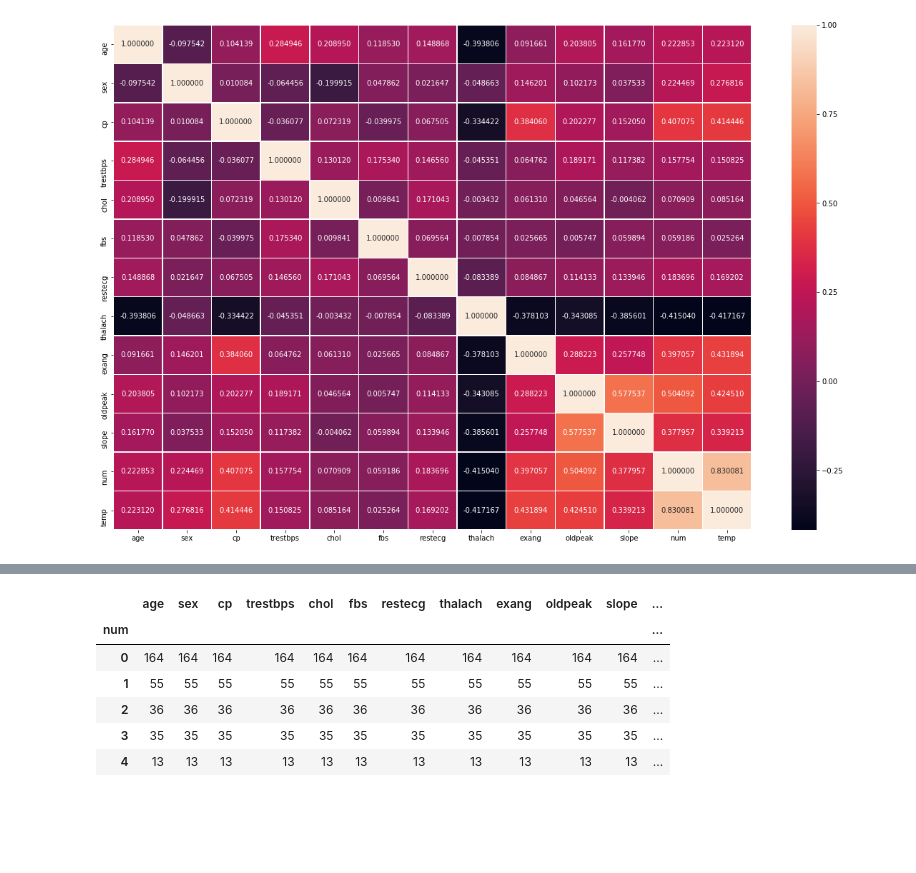
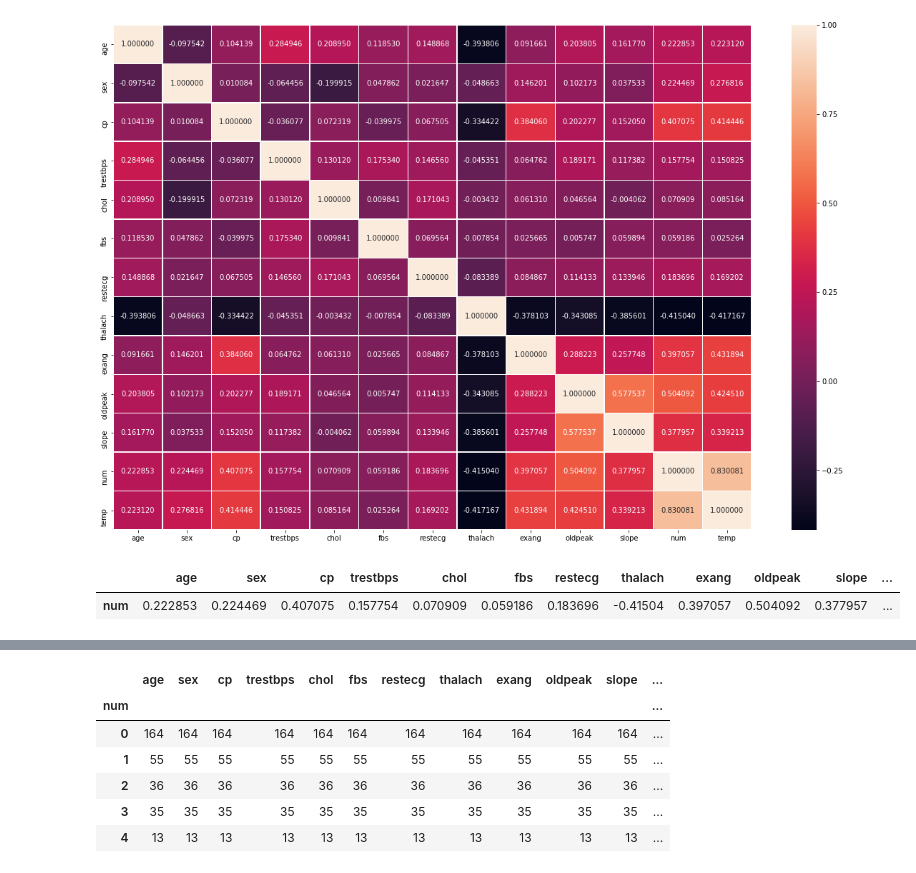
Before and after one commit to dcaldeira/data-science, a Jupyter notebook: heart-disease-uci/notebook.ipynb, the cells around one changed output, grey strips where cells are left out. Cells and saved outputs as stored; diff of their text form; code cells hidden in the pictures; blank space fills up the shorter version.

```diff
--- a/heart-disease-uci/notebook.ipynb
+++ b/heart-disease-uci/notebook.ipynb
@@ -153,3 +153,9 @@ sns.heatmap(cleveland.corr(), annot=True, fmt="f", linewidths=.5, ax=ax)
 # %% [output]
 <matplotlib.axes._subplots.AxesSubplot at 0x...>
 [figure]
+# %%
+corr = cleveland.corr()
+corr[11:12]
+# %% [output]
+|  | age | sex | cp | trestbps | chol | fbs | restecg | thalach | exang | oldpeak | slope | ... |
+| num | 0.222853 | 0.224469 | 0.407075 | 0.157754 | 0.070909 | 0.059186 | 0.183696 | -0.41504 | 0.397057 | 0.504092 | 0.377957 | ... |
```
Also changed, not shown: parts of 14 cells of this notebook.
